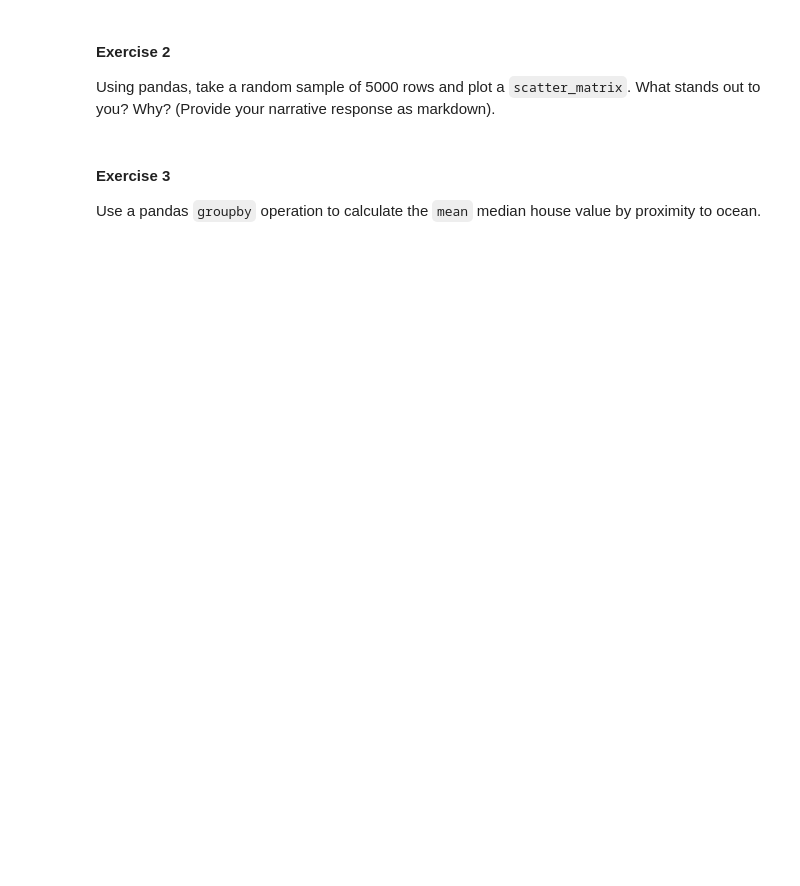
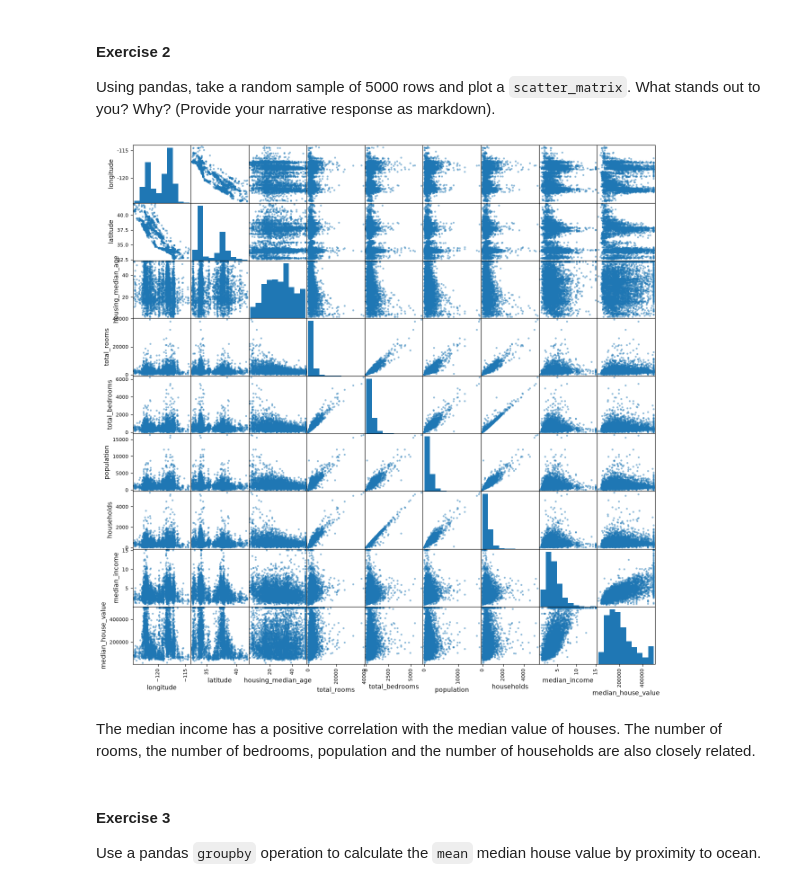
Before and after one commit to scao-su/ist407-fs26-student, a Jupyter notebook: weekly/03-pandas-part2/assignment/weekly-exercises.ipynb, the cells around one changed output. Saved outputs shown, nothing was run; the diff lists cells and outputs as text; code cells hidden in the pictures; blank space fills up the shorter version.

```diff
--- a/weekly/03-pandas-part2/assignment/weekly-exercises.ipynb
+++ b/weekly/03-pandas-part2/assignment/weekly-exercises.ipynb
@@ -6,0 +5,9 @@ Read in the `housing.csv` data, and examine it for nulls.
+# %%
+#Answer here
+import pandas as pd
+
+housing = pd.read_csv("./data/housing/housing.csv")
+
+housing.head()
+
+housing.isnull().sum()
@@ -13,3 +30,20 @@ Using pandas, take a random sample of 5000 rows and plot a `scatter_matrix`.  Wh
+# %%
+#Answer here
+import matplotlib.pyplot as plt
+from pandas.plotting import scatter_matrix
+housing_sample = housing.sample(n=5000, random_state=42)
+
+scatter_matrix(
+    housing_sample,
+    figsize=(15, 15),
+    diagonal="hist"
+)
+
+plt.show()
+# %% [output]
+[figure, added]
+# %% [markdown]
+The median income has a positive correlation with the median value of houses. The number of rooms, the number of bedrooms, population and the number of households are also closely related.
 # %% [markdown]
 #### __Exercise 3__
 
```
Also changed, not shown: parts of 9 cells of this notebook.
